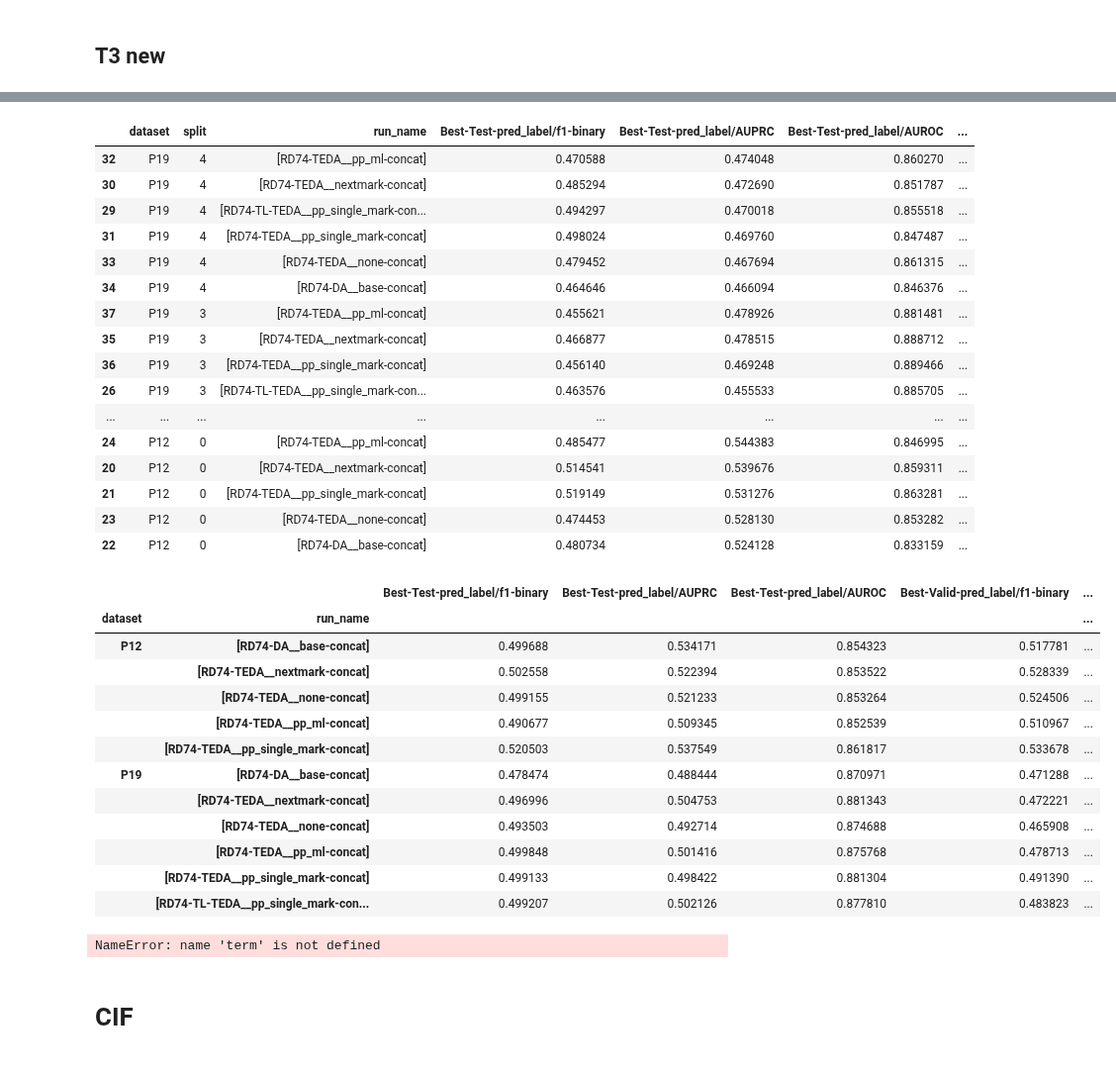
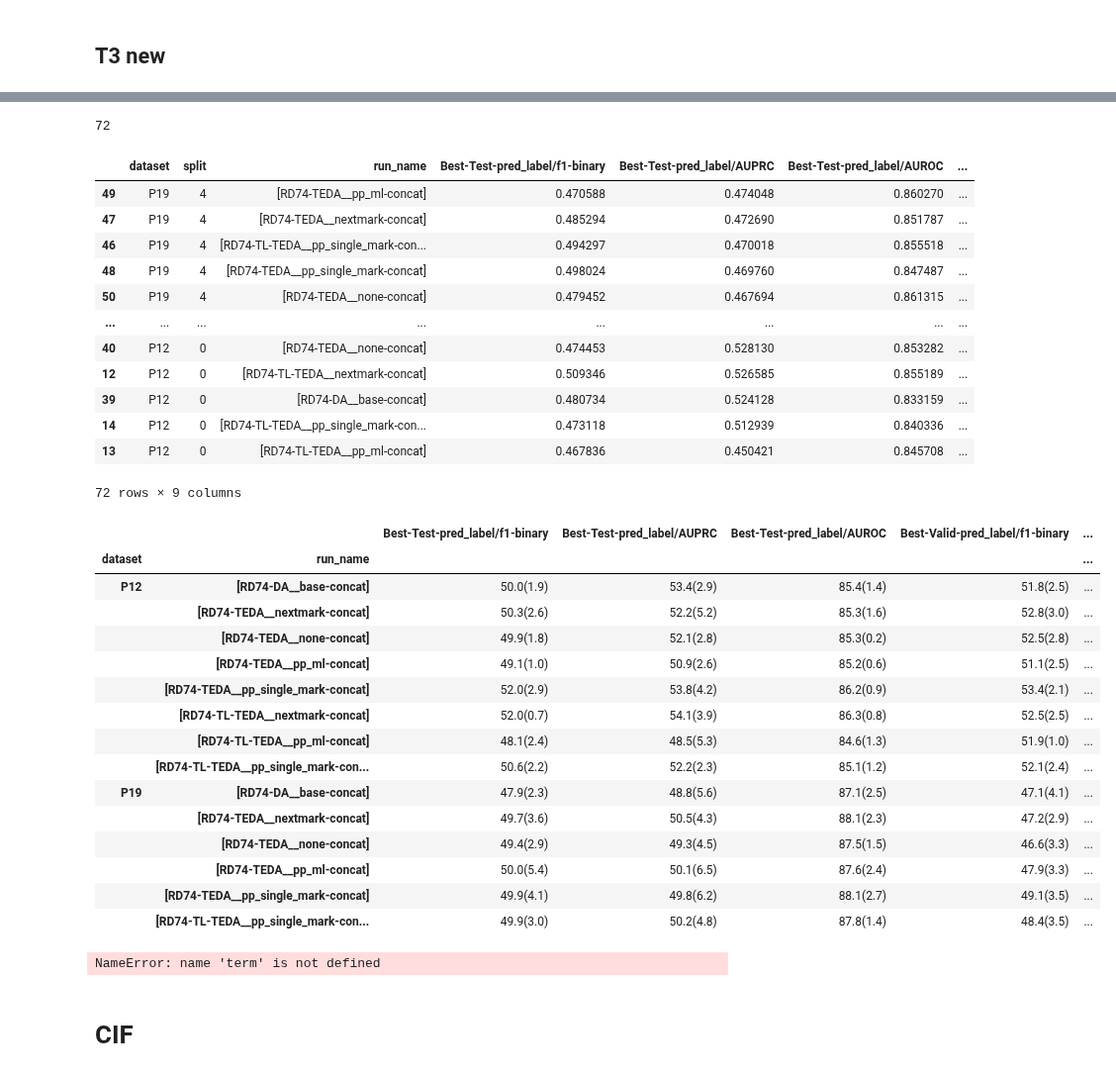
Before and after one commit to hojjatkarami/tedam2, a Jupyter notebook: jup_res.ipynb, the cells around one changed output, grey strips where cells are left out. Shown at 99% size. Saved outputs shown, nothing was run; the diff lists cells and outputs as text; code cells hidden in the pictures.

```diff
--- a/jup_res.ipynb
+++ b/jup_res.ipynb
@@ -529,3 +617,11 @@ Index(['Valid-NextType(ML)/auc-ovo-weighted',
+# %%
+api = wandb.Api()
+runs = api.runs("hokarami/TEEDAM_supervised")
+# df_filt = dl_runs(runs, selected_tag='H70HHGGG') # H70PretrainedOnly
+df_filt = dl_runs(runs, selected_tag='RD74-TableIII') # H70PretrainedOnly
+len(df_filt)
+# %% [output]
+72
 # %%
 i_groupby_row =['dataset','split','run_name']
 i_groupby_col = ['event_enc','mod']
@@ -555,61 +651,60 @@ df = pd.concat([df_config, df_summary],axis=1)
 df = df[i_groupby_row + i_groupby_col + i_agg + i_metric]
 
 # remove the last 6 characters from the run_name
 df['run_name'] = df['run_name'].apply(lambda x:x[:-7])
 
 
 df.sort_values(by=['dataset','split'] + ['Best-Test-pred_label/AUPRC'], ascending=False)
-df.sort_values(by=['dataset','run_name']).groupby(['dataset','run_name'])[i_metric].mean()
+df.sort_values(by=['dataset','run_name']).groupby(['dataset','run_name'])[i_metric].aggregate(lambda x:f'{round(x.mean()*100,2):.1f}({round(x.std()*100,2):.1f})'   )
 
 
 term
 
 a0 = df.groupby(i_groupby_row + i_groupby_col)[i_metric].size().rename('runs')
 
 a1 = df.groupby(i_groupby_row + i_groupby_col)[i_metric].aggregate(i_stats).round(3)
 
 a1 = df.groupby(i_groupby_row + i_groupby_col)[i_metric].aggregate(lambda x:f'{round(x.mean()*1,2):.2f}({round(x.std()*1,2):.2f})'   ) #
 
 # a4 = df.groupby(i_by)[i_metric].apply(lambda x:x.round(3).tolist())   # x.round(3).tolist()
 a1
 
 a1.reset_index().pivot(index=i_groupby_row,columns=i_groupby_col).replace(r'\(nan\)$', '',regex=True)
 
 
 
 # a1.to_excel("aaa.xlsx")
 # %% [output]
 |  | dataset | split | run_name | Best-Test-pred_label/f1-binary | Best-Test-pred_label/AUPRC | Best-Test-pred_label/AUROC | ... |
-| 32 | P19 | 4 | [RD74-TEDA__pp_ml-concat] | 0.470588 | 0.474048 | 0.860270 | ... |
-| 30 | P19 | 4 | [RD74-TEDA__nextmark-concat] | 0.485294 | 0.472690 | 0.851787 | ... |
-| 29 | P19 | 4 | [RD74-TL-TEDA__pp_single_mark-con... | 0.494297 | 0.470018 | 0.855518 | ... |
-| 31 | P19 | 4 | [RD74-TEDA__pp_single_mark-concat] | 0.498024 | 0.469760 | 0.847487 | ... |
-| 33 | P19 | 4 | [RD74-TEDA__none-concat] | 0.479452 | 0.467694 | 0.861315 | ... |
-| 34 | P19 | 4 | [RD74-DA__base-concat] | 0.464646 | 0.466094 | 0.846376 | ... |
-| 37 | P19 | 3 | [RD74-TEDA__pp_ml-concat] | 0.455621 | 0.478926 | 0.881481 | ... |
-| 35 | P19 | 3 | [RD74-TEDA__nextmark-concat] | 0.466877 | 0.478515 | 0.888712 | ... |
-| 36 | P19 | 3 | [RD74-TEDA__pp_single_mark-concat] | 0.456140 | 0.469248 | 0.889466 | ... |
-| 26 | P19 | 3 | [RD74-TL-TEDA__pp_single_mark-con... | 0.463576 | 0.455533 | 0.885705 | ... |
+| 49 | P19 | 4 | [RD74-TEDA__pp_ml-concat] | 0.470588 | 0.474048 | 0.860270 | ... |
+| 47 | P19 | 4 | [RD74-TEDA__nextmark-concat] | 0.485294 | 0.472690 | 0.851787 | ... |
+| 46 | P19 | 4 | [RD74-TL-TEDA__pp_single_mark-con... | 0.494297 | 0.470018 | 0.855518 | ... |
+| 48 | P19 | 4 | [RD74-TEDA__pp_single_mark-concat] | 0.498024 | 0.469760 | 0.847487 | ... |
+| 50 | P19 | 4 | [RD74-TEDA__none-concat] | 0.479452 | 0.467694 | 0.861315 | ... |
 | ... | ... | ... | ... | ... | ... | ... | ... |
-| 24 | P12 | 0 | [RD74-TEDA__pp_ml-concat] | 0.485477 | 0.544383 | 0.846995 | ... |
-| 20 | P12 | 0 | [RD74-TEDA__nextmark-concat] | 0.514541 | 0.539676 | 0.859311 | ... |
-| 21 | P12 | 0 | [RD74-TEDA__pp_single_mark-concat] | 0.519149 | 0.531276 | 0.863281 | ... |
-| 23 | P12 | 0 | [RD74-TEDA__none-concat] | 0.474453 | 0.528130 | 0.853282 | ... |
-| 22 | P12 | 0 | [RD74-DA__base-concat] | 0.480734 | 0.524128 | 0.833159 | ... |
+| 40 | P12 | 0 | [RD74-TEDA__none-concat] | 0.474453 | 0.528130 | 0.853282 | ... |
+| 12 | P12 | 0 | [RD74-TL-TEDA__nextmark-concat] | 0.509346 | 0.526585 | 0.855189 | ... |
+| 39 | P12 | 0 | [RD74-DA__base-concat] | 0.480734 | 0.524128 | 0.833159 | ... |
+| 14 | P12 | 0 | [RD74-TL-TEDA__pp_single_mark-con... | 0.473118 | 0.512939 | 0.840336 | ... |
+| 13 | P12 | 0 | [RD74-TL-TEDA__pp_ml-concat] | 0.467836 | 0.450421 | 0.845708 | ... |
+72 rows × 9 columns
 |  |  | Best-Test-pred_label/f1-binary | Best-Test-pred_label/AUPRC | Best-Test-pred_label/AUROC | Best-Valid-pred_label/f1-binary | ... |
 | dataset | run_name |  |  |  |  | ... |
-| P12 | [RD74-DA__base-concat] | 0.499688 | 0.534171 | 0.854323 | 0.517781 | ... |
-|  | [RD74-TEDA__nextmark-concat] | 0.502558 | 0.522394 | 0.853522 | 0.528339 | ... |
-|  | [RD74-TEDA__none-concat] | 0.499155 | 0.521233 | 0.853264 | 0.524506 | ... |
-|  | [RD74-TEDA__pp_ml-concat] | 0.490677 | 0.509345 | 0.852539 | 0.510967 | ... |
-|  | [RD74-TEDA__pp_single_mark-concat] | 0.520503 | 0.537549 | 0.861817 | 0.533678 | ... |
-| P19 | [RD74-DA__base-concat] | 0.478474 | 0.488444 | 0.870971 | 0.471288 | ... |
-|  | [RD74-TEDA__nextmark-concat] | 0.496996 | 0.504753 | 0.881343 | 0.472221 | ... |
-|  | [RD74-TEDA__none-concat] | 0.493503 | 0.492714 | 0.874688 | 0.465908 | ... |
-|  | [RD74-TEDA__pp_ml-concat] | 0.499848 | 0.501416 | 0.875768 | 0.478713 | ... |
-|  | [RD74-TEDA__pp_single_mark-concat] | 0.499133 | 0.498422 | 0.881304 | 0.491390 | ... |
-|  | [RD74-TL-TEDA__pp_single_mark-con... | 0.499207 | 0.502126 | 0.877810 | 0.483823 | ... |
+| P12 | [RD74-DA__base-concat] | 50.0(1.9) | 53.4(2.9) | 85.4(1.4) | 51.8(2.5) | ... |
+|  | [RD74-TEDA__nextmark-concat] | 50.3(2.6) | 52.2(5.2) | 85.3(1.6) | 52.8(3.0) | ... |
+|  | [RD74-TEDA__none-concat] | 49.9(1.8) | 52.1(2.8) | 85.3(0.2) | 52.5(2.8) | ... |
+|  | [RD74-TEDA__pp_ml-concat] | 49.1(1.0) | 50.9(2.6) | 85.2(0.6) | 51.1(2.5) | ... |
+|  | [RD74-TEDA__pp_single_mark-concat] | 52.0(2.9) | 53.8(4.2) | 86.2(0.9) | 53.4(2.1) | ... |
+|  | [RD74-TL-TEDA__nextmark-concat] | 52.0(0.7) | 54.1(3.9) | 86.3(0.8) | 52.5(2.5) | ... |
+|  | [RD74-TL-TEDA__pp_ml-concat] | 48.1(2.4) | 48.5(5.3) | 84.6(1.3) | 51.9(1.0) | ... |
+|  | [RD74-TL-TEDA__pp_single_mark-con... | 50.6(2.2) | 52.2(2.3) | 85.1(1.2) | 52.1(2.4) | ... |
+| P19 | [RD74-DA__base-concat] | 47.9(2.3) | 48.8(5.6) | 87.1(2.5) | 47.1(4.1) | ... |
+|  | [RD74-TEDA__nextmark-concat] | 49.7(3.6) | 50.5(4.3) | 88.1(2.3) | 47.2(2.9) | ... |
+|  | [RD74-TEDA__none-concat] | 49.4(2.9) | 49.3(4.5) | 87.5(1.5) | 46.6(3.3) | ... |
+|  | [RD74-TEDA__pp_ml-concat] | 50.0(5.4) | 50.1(6.5) | 87.6(2.4) | 47.9(3.3) | ... |
+|  | [RD74-TEDA__pp_single_mark-concat] | 49.9(4.1) | 49.8(6.2) | 88.1(2.7) | 49.1(3.5) | ... |
+|  | [RD74-TL-TEDA__pp_single_mark-con... | 49.9(3.0) | 50.2(4.8) | 87.8(1.4) | 48.4(3.5) | ... |
-NameError: name 'term' is not defined
+NameError: name 'term' is not defined
 # %% [markdown]
 # CIF
 # %%
```
Also changed, not shown: parts of 6 cells of this notebook, 4 other files.
